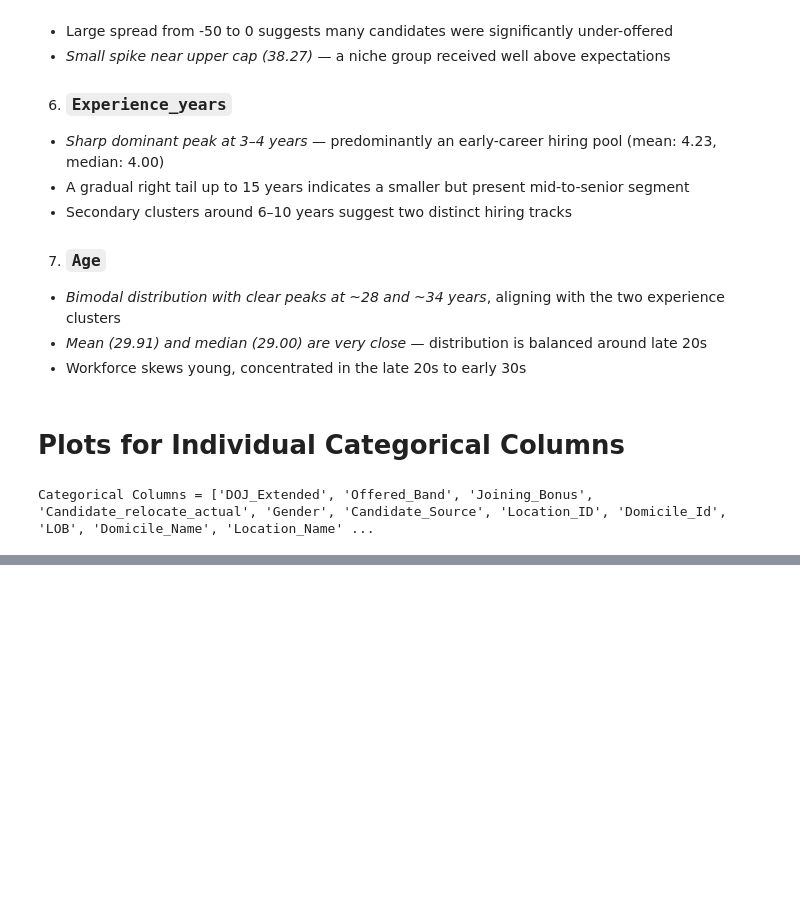
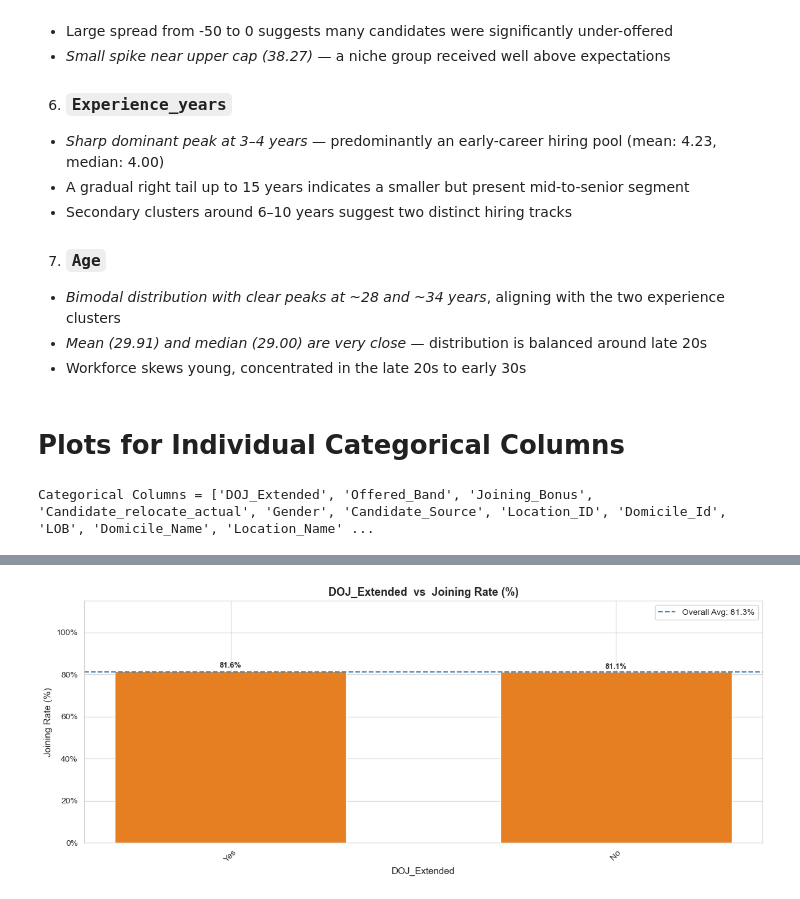
Before and after one commit to srineogideloitte/Group_A5_Capstone_Project, a Jupyter notebook: Data_Cleaning.ipynb, the cells around one changed output, grey strips where cells are left out. Drawn from its saved outputs; the diff is of its cells as text; code cells hidden in the pictures; blank space fills up the shorter version.

```diff
--- a/Data_Cleaning.ipynb
+++ b/Data_Cleaning.ipynb
@@ -2229,4 +2405,88 @@ numerical_columns
 # %%
+sns.set_style("whitegrid")
+
+target = 'Status'
+
+categorical_columns = [
+    'DOJ_Extended', 'Offered_Band', 'Joining_Bonus',
+    'Candidate_relocate_actual', 'Gender', 'Candidate_Source',
+    'Location_Name', 'LOB', 'Region_Name', 'Domicile_Name'
+]
+
+numerical_columns = [
+    'Acceptance_days', 'Notice_Period', 'Expected_CTC_hike_pct',
+    'Offered_CTC_hike_pct', 'CTC_diff_pct', 'Experience_years', 'Age'
+]
+
+# Safety Check
+print("BEFORE — data1 Status dtype  :", data1[target].dtype)
+print("BEFORE — data1 Status values :", data1[target].unique())
+
+# Temporary Copy (data1 is NEVER modified)
+data_temp = data1.copy()
+data_temp['Status_encoded'] = (data_temp[target] == 'Joined').astype(int)
+
+# =============================================================================
+# SECTION 1 — Categorical Columns vs Target (Joining Rate % Bar Chart)
+# =============================================================================
+
 for col in categorical_columns:
-    print(data1[col].value_counts())
+
+    # Calculate joining rate % per category
+    join_rate = (
+        data_temp.groupby(col)['Status_encoded']
+        .mean() * 100
+    ).reset_index()
+    join_rate.columns = [col, 'Joining_Rate_%']
+    join_rate = join_rate.sort_values('Joining_Rate_%', ascending=False)
+
+    fig, ax = plt.subplots(figsize=(12, 5))
+
+    # Color: green if >= 85%, orange if >= 78%, red below
+    bar_colors = [
+        '#2ecc71' if v >= 85 else '#e67e22' if v >= 78 else '#e74c3c'
+        for v in join_rate['Joining_Rate_%']
+    ]
+
+    bars = ax.bar(
+        join_rate[col],
+        join_rate['Joining_Rate_%'],
+        color=bar_colors,
+        edgecolor='white',
+        width=0.6
+    )
+
+    # Overall average line
+    overall_avg = data_temp['Status_encoded'].mean() * 100
+    ax.axhline(
+        overall_avg, color='steelblue',
+        linestyle='--', linewidth=1.5,
+        label=f'Overall Avg: {overall_avg:.1f}%'
+    )
+
+    # Value labels on top of bars
+    for bar in bars:
+        ax.text(
+            bar.get_x() + bar.get_width() / 2,
+            bar.get_height() + 0.8,
+            f'{bar.get_height():.1f}%',
+            ha='center', va='bottom',
+            fontsize=9, fontweight='bold'
+        )
+
+    ax.yaxis.set_major_formatter(mtick.PercentFormatter())
+    ax.set_ylim(0, 115)
+    ax.set_title(f'{col}  vs  Joining Rate (%)', fontsize=13, fontweight='bold')
+    ax.set_xlabel(col, fontsize=11)
+    ax.set_ylabel('Joining Rate (%)', fontsize=11)
+    ax.tick_params(axis='x', rotation=45)
+    ax.legend()
+    plt.tight_layout()
+    plt.show()
+
+# Final Safety Check
+print("\nAFTER  — data1 Status dtype  :", data1[target].dtype)
+print("AFTER  — data1 Status values :", data1[target].unique())
+print("'Status_encoded' in data1    :", 'Status_encoded' in data1.columns)
+print("data1 is completely unchanged!")
 # %% [output]
@@ -2249,0 +2495 @@ Name: count, dtype: int64
+[figure, added]
```
Also changed, not shown: parts of 25 cells of this notebook.
